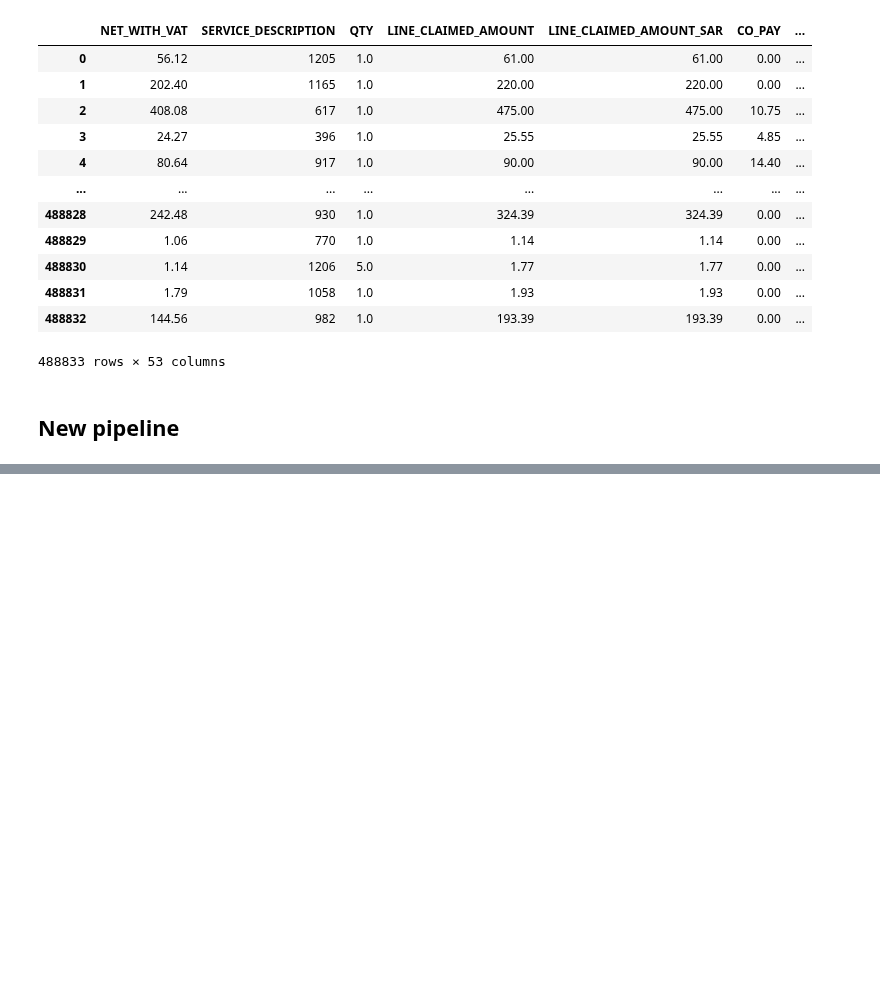
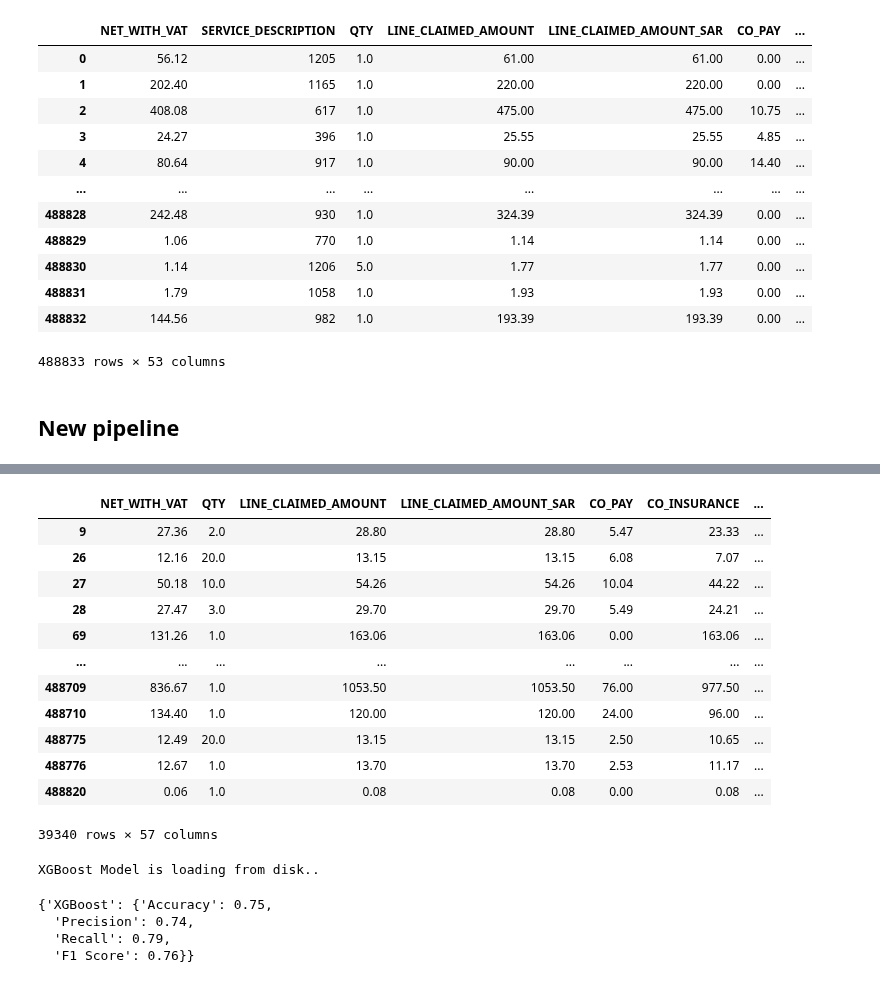
Before and after one commit to Andalusia-Data-Science-Team/Claims_Rejection, a Jupyter notebook: model_testing.ipynb, the cells around one changed output, grey strips where cells are left out. Cells and saved outputs as stored; diff of their text form; code cells hidden in the pictures; blank space fills up the shorter version.

Commit message:
Add LSTM Embedding and Clustering to pipeline

```diff
--- a/model_testing.ipynb
+++ b/model_testing.ipynb
@@ -176,17 +131,3 @@ import pandas as pd
 df_train, df_test = get_train_test_split()
 # %%
 X_train, y_train, X_test, y_test = get_training_inputs(df_train,df_test)
-# %%
-## list of columns not needed in the modeling.
-list_handler = ['PERIOD','DATE','_ID','_NO','_API','ATTACH','PATIENT_DOB','_USER','TREATMENT_SUB_TYPE','ELIGIBILITY_RESPONSE_SYSTEM', 'DOCTOR_LICENSE','OUTCOME','_QUANTITY','RES_STATUS','NOTES','_LICENSE']
-
-def drop_columns_with_substring(df,substrings:list):
-    df2 = df.copy()
-    for substring in substrings:
-        columns_to_drop = [col for col in df2.columns if substring in col]
-        df2 = df2.drop(columns=columns_to_drop)
-    return df2
-
-X_train = drop_columns_with_substring(X_train,list_handler)
-X_test = drop_columns_with_substring(X_test,list_handler)
-X_train
@@ -206,0 +134,4 @@ X_train
+# %%
+X_train = drop_nomodel_columns(X_train)
+X_test = drop_nomodel_columns(X_test)
+X_train
@@ -207,9 +152,9 @@ X_train
 # %%
-preprocessing = MergedDataPreprocessing(X_train)
-X_train_prep = preprocessing.columns_prep(service_encoding=False)
+preprocessing_train = MergedDataPreprocessing(X_train)
+X_train_prep = preprocessing_train.columns_prep(service_encoding=False)
 
-preprocessing2 = MergedDataPreprocessing(X_test)
-X_test_prep = preprocessing.columns_prep(service_encoding=False)
+preprocessing_test = MergedDataPreprocessing(X_test)
+X_test_prep = preprocessing_test.columns_prep(service_encoding=False)
 # %%
 X_train_prep
 # %% [output]
@@ -228,0 +174,21 @@ X_train_prep
+# %%
+lstm_embedding = LSTMEmbedding()
+
+X_train_encoded = preprocessing_train.column_embedding(X_train_prep)
+X_test_encoded = preprocessing_train.column_embedding(X_test_prep)
+# %%
+X_test_encoded
+# %% [output]
+|  | NET_WITH_VAT | QTY | LINE_CLAIMED_AMOUNT | LINE_CLAIMED_AMOUNT_SAR | CO_PAY | CO_INSURANCE | ... |
+| 9 | 27.36 | 2.0 | 28.80 | 28.80 | 5.47 | 23.33 | ... |
+| 26 | 12.16 | 20.0 | 13.15 | 13.15 | 6.08 | 7.07 | ... |
+| 27 | 50.18 | 10.0 | 54.26 | 54.26 | 10.04 | 44.22 | ... |
+| 28 | 27.47 | 3.0 | 29.70 | 29.70 | 5.49 | 24.21 | ... |
+| 69 | 131.26 | 1.0 | 163.06 | 163.06 | 0.00 | 163.06 | ... |
+| ... | ... | ... | ... | ... | ... | ... | ... |
+| 488709 | 836.67 | 1.0 | 1053.50 | 1053.50 | 76.00 | 977.50 | ... |
+| 488710 | 134.40 | 1.0 | 120.00 | 120.00 | 24.00 | 96.00 | ... |
+| 488775 | 12.49 | 20.0 | 13.15 | 13.15 | 2.50 | 10.65 | ... |
+| 488776 | 12.67 | 1.0 | 13.70 | 13.70 | 2.53 | 11.17 | ... |
+| 488820 | 0.06 | 1.0 | 0.08 | 0.08 | 0.00 | 0.08 | ... |
+39340 rows × 57 columns
@@ -228,0 +197,11 @@ X_train_prep
+# %%
+model_runner.get_model(force_retrain=True)
+# %% [output]
+XGBoost Model is loading from disk..
+# %%
+model_runner.evaluate_model()
+# %% [output]
+{'XGBoost': {'Accuracy': 0.75,
+  'Precision': 0.74,
+  'Recall': 0.79,
+  'F1 Score': 0.76}}
```
Also changed, not shown: parts of 13 cells of this notebook, 5 other files.
